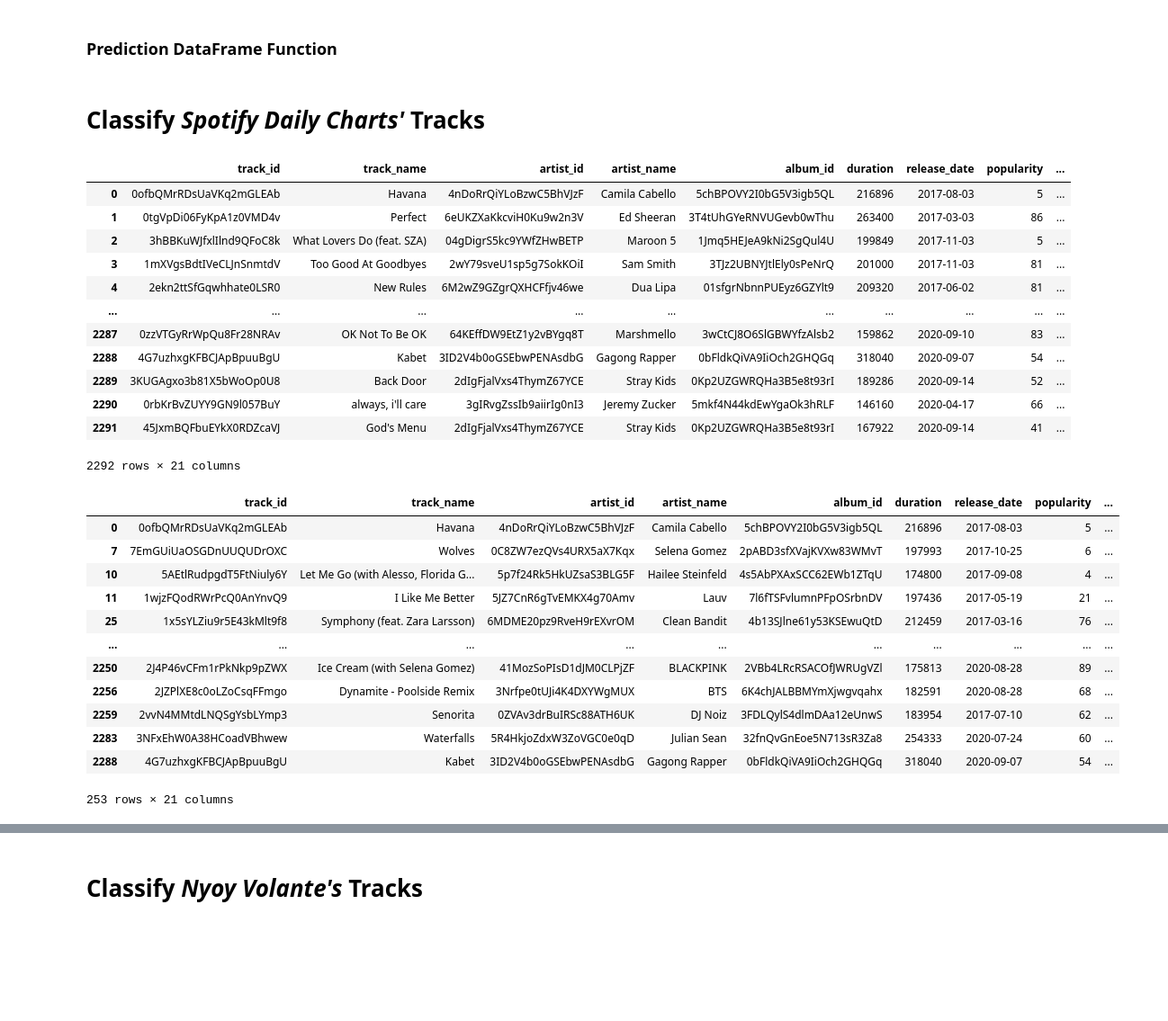
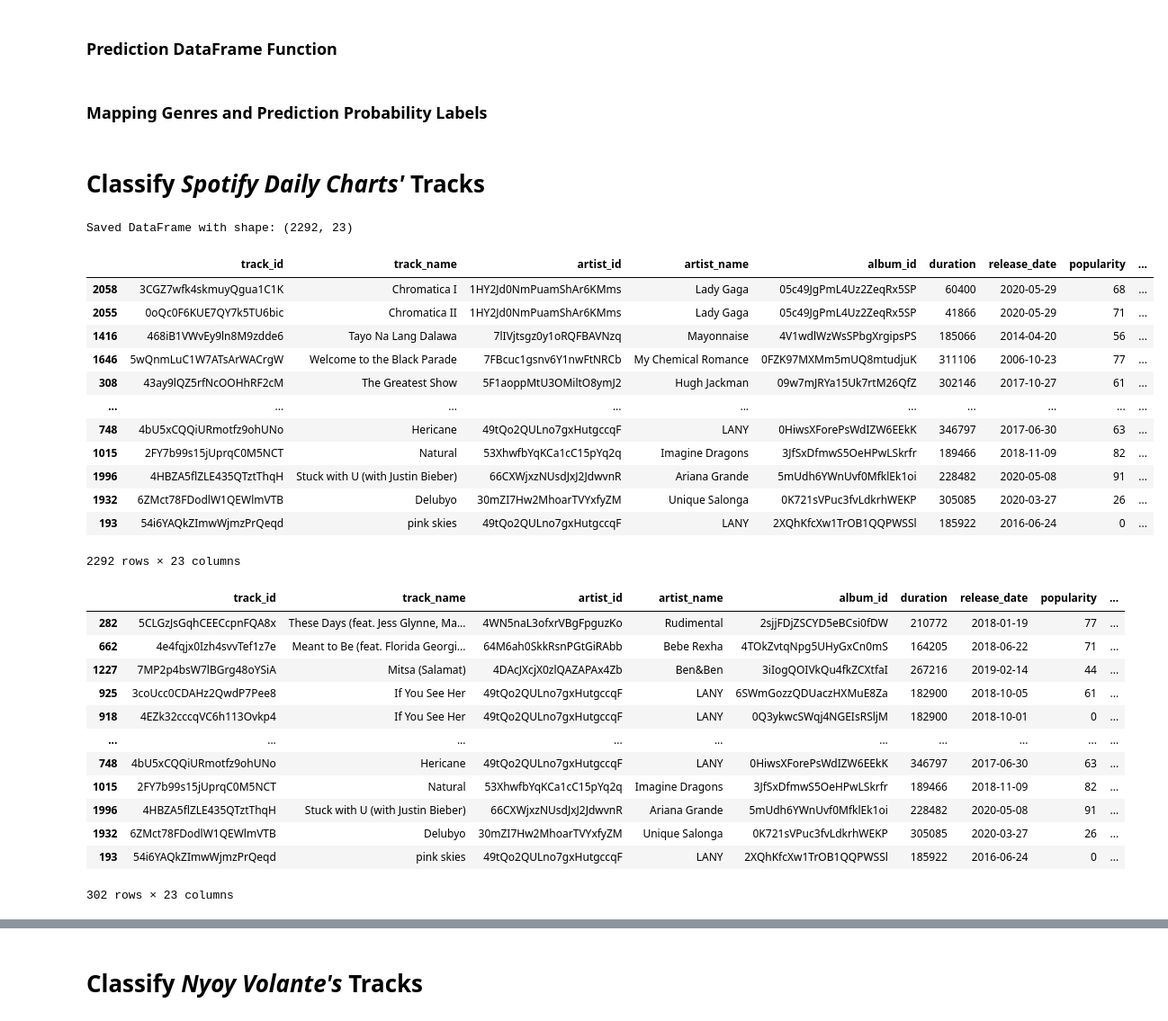
Before and after one commit to biogear13/EskwelabsCohort6Sprint2, a Jupyter notebook: team_emer/TeamEmer_RODS.ipynb, the cells around one changed output, grey strips where cells are left out. Shown: that part at 90% size. Drawn from its saved outputs; the diff is of its cells as text; code cells hidden in the pictures; blank space fills up the shorter version.

```diff
--- a/team_emer/TeamEmer_RODS.ipynb
+++ b/team_emer/TeamEmer_RODS.ipynb
@@ -27,7 +29,7 @@ warnings.filterwarnings('ignore')
 
 
 ###############    RODS    #######################
-genre_names = ['Classical', 'Reggae', 'Acoustic', 'Hiphop', 'Rock']
+genre_names = ['Classical', 'Reggae', 'Acoustic', 'R&B', 'Rock']
 feature_cols = ['danceability', 'energy', 'key', 'loudness', 'mode', 'speechiness', 'acousticness', 'instrumentalness', 'valence', 'tempo'] #'liveness'
 
 
@@ -158,3 +170,7 @@ def classify(classifier, name, X_train, y_train, y_test, y_pred, cv=10):
+# %%
+def save_df_to_csv(df, filename):
+    df.to_csv(f'data/{filename}.csv', index=False)
+    print(f'Saved DataFrame with shape: {df.shape}')
 # %% [markdown]
 #
 # kNN Classifier
@@ -512,44 +550,58 @@ def create_prediction_df(df, model):
     df['predicted_genre_prob'] =\
     df.apply(lambda x:  np.max(model.predict_proba(scaler.transform(x[feature_cols].values.reshape(1,-1)))), axis=1)
     return df
+# %% [markdown]
+### Mapping Genres and Prediction Probability Labels
+# %%
+def map_genres_proba(df):
+    # add 'predicted_genre' and 'classification_probability' columns
+    genre_lookup = dict(zip(np.arange(1, len(genre_names) + 1), genre_names))
+    df = df.sort_values(by=['predicted_genre_prob', 'popularity', 'release_date'], ascending=False)
+    df['predicted_genre'] =  df['predicted_genre_id'].map(lambda x: genre_lookup[x])
+    df['classification_probability'] =  df['predicted_genre_prob'].apply(lambda x: f'{x * 100.00}%')
+    return df
 # %% [markdown]
 #
 # Classify *Spotify Daily Charts'* Tracks
 # %%
 chart_tracks_df = pd.read_csv("data/spotify_daily_charts_tracks.csv")
 chart_tracks_df = create_prediction_df(chart_tracks_df, best_model)
+# mapping genres and proba before saving
+chart_tracks_df = map_genres_proba(chart_tracks_df)
+save_df_to_csv(chart_tracks_df, 'DailyCharts_predicted_genres')
 chart_tracks_df
 # %% [output]
+Saved DataFrame with shape: (2292, 23)
 |  | track_id | track_name | artist_id | artist_name | album_id | duration | release_date | popularity | ... |
-| 0 | 0ofbQMrRDsUaVKq2mGLEAb | Havana | 4nDoRrQiYLoBzwC5BhVJzF | Camila Cabello | 5chBPOVY2I0bG5V3igb5QL | 216896 | 2017-08-03 | 5 | ... |
-| 1 | 0tgVpDi06FyKpA1z0VMD4v | Perfect | 6eUKZXaKkcviH0Ku9w2n3V | Ed Sheeran | 3T4tUhGYeRNVUGevb0wThu | 263400 | 2017-03-03 | 86 | ... |
-| 2 | 3hBBKuWJfxlIlnd9QFoC8k | What Lovers Do (feat. SZA) | 04gDigrS5kc9YWfZHwBETP | Maroon 5 | 1Jmq5HEJeA9kNi2SgQul4U | 199849 | 2017-11-03 | 5 | ... |
-| 3 | 1mXVgsBdtIVeCLJnSnmtdV | Too Good At Goodbyes | 2wY79sveU1sp5g7SokKOiI | Sam Smith | 3TJz2UBNYJtlEly0sPeNrQ | 201000 | 2017-11-03 | 81 | ... |
-| 4 | 2ekn2ttSfGqwhhate0LSR0 | New Rules | 6M2wZ9GZgrQXHCFfjv46we | Dua Lipa | 01sfgrNbnnPUEyz6GZYlt9 | 209320 | 2017-06-02 | 81 | ... |
+| 2058 | 3CGZ7wfk4skmuyQgua1C1K | Chromatica I | 1HY2Jd0NmPuamShAr6KMms | Lady Gaga | 05c49JgPmL4Uz2ZeqRx5SP | 60400 | 2020-05-29 | 68 | ... |
+| 2055 | 0oQc0F6KUE7QY7k5TU6bic | Chromatica II | 1HY2Jd0NmPuamShAr6KMms | Lady Gaga | 05c49JgPmL4Uz2ZeqRx5SP | 41866 | 2020-05-29 | 71 | ... |
+| 1416 | 468iB1VWvEy9ln8M9zdde6 | Tayo Na Lang Dalawa | 7lIVjtsgz0y1oRQFBAVNzq | Mayonnaise | 4V1wdlWzWsSPbgXrgipsPS | 185066 | 2014-04-20 | 56 | ... |
+| 1646 | 5wQnmLuC1W7ATsArWACrgW | Welcome to the Black Parade | 7FBcuc1gsnv6Y1nwFtNRCb | My Chemical Romance | 0FZK97MXMm5mUQ8mtudjuK | 311106 | 2006-10-23 | 77 | ... |
+| 308 | 43ay9lQZ5rfNcOOHhRF2cM | The Greatest Show | 5F1aoppMtU3OMiltO8ymJ2 | Hugh Jackman | 09w7mJRYa15Uk7rtM26QfZ | 302146 | 2017-10-27 | 61 | ... |
 | ... | ... | ... | ... | ... | ... | ... | ... | ... | ... |
-| 2287 | 0zzVTGyRrWpQu8Fr28NRAv | OK Not To Be OK | 64KEffDW9EtZ1y2vBYgq8T | Marshmello | 3wCtCJ8O6SlGBWYfzAlsb2 | 159862 | 2020-09-10 | 83 | ... |
-| 2288 | 4G7uzhxgKFBCJApBpuuBgU | Kabet | 3ID2V4b0oGSEbwPENAsdbG | Gagong Rapper | 0bFldkQiVA9IiOch2GHQGq | 318040 | 2020-09-07 | 54 | ... |
-| 2289 | 3KUGAgxo3b81X5bWoOp0U8 | Back Door | 2dIgFjalVxs4ThymZ67YCE | Stray Kids | 0Kp2UZGWRQHa3B5e8t93rI | 189286 | 2020-09-14 | 52 | ... |
-| 2290 | 0rbKrBvZUYY9GN9l057BuY | always, i'll care | 3gIRvgZssIb9aiirIg0nI3 | Jeremy Zucker | 5mkf4N44kdEwYgaOk3hRLF | 146160 | 2020-04-17 | 66 | ... |
-| 2291 | 45JxmBQFbuEYkX0RDZcaVJ | God's Menu | 2dIgFjalVxs4ThymZ67YCE | Stray Kids | 0Kp2UZGWRQHa3B5e8t93rI | 167922 | 2020-09-14 | 41 | ... |
+| 748 | 4bU5xCQQiURmotfz9ohUNo | Hericane | 49tQo2QULno7gxHutgccqF | LANY | 0HiwsXForePsWdIZW6EEkK | 346797 | 2017-06-30 | 63 | ... |
+| 1015 | 2FY7b99s15jUprqC0M5NCT | Natural | 53XhwfbYqKCa1cC15pYq2q | Imagine Dragons | 3JfSxDfmwS5OeHPwLSkrfr | 189466 | 2018-11-09 | 82 | ... |
+| 1996 | 4HBZA5flZLE435QTztThqH | Stuck with U (with Justin Bieber) | 66CXWjxzNUsdJxJ2JdwvnR | Ariana Grande | 5mUdh6YWnUvf0MfklEk1oi | 228482 | 2020-05-08 | 91 | ... |
+| 1932 | 6ZMct78FDodlW1QEWlmVTB | Delubyo | 30mZI7Hw2MhoarTVYxfyZM | Unique Salonga | 0K721sVPuc3fvLdkrhWEKP | 305085 | 2020-03-27 | 26 | ... |
+| 193 | 54i6YAQkZImwWjmzPrQeqd | pink skies | 49tQo2QULno7gxHutgccqF | LANY | 2XQhKfcXw1TrOB1QQPWSSl | 185922 | 2016-06-24 | 0 | ... |
-2292 rows × 21 columns
+2292 rows × 23 columns
 # %%
 # Check Spotify Daily Charts' Tracks classified but with low (< 50%) probability
 chart_tracks_df[chart_tracks_df['predicted_genre_prob'] < .5]
 # %% [output]
 |  | track_id | track_name | artist_id | artist_name | album_id | duration | release_date | popularity | ... |
-| 0 | 0ofbQMrRDsUaVKq2mGLEAb | Havana | 4nDoRrQiYLoBzwC5BhVJzF | Camila Cabello | 5chBPOVY2I0bG5V3igb5QL | 216896 | 2017-08-03 | 5 | ... |
-| 7 | 7EmGUiUaOSGDnUUQUDrOXC | Wolves | 0C8ZW7ezQVs4URX5aX7Kqx | Selena Gomez | 2pABD3sfXVajKVXw83WMvT | 197993 | 2017-10-25 | 6 | ... |
-| 10 | 5AEtlRudpgdT5FtNiuly6Y | Let Me Go (with Alesso, Florida G... | 5p7f24Rk5HkUZsaS3BLG5F | Hailee Steinfeld | 4s5AbPXAxSCC62EWb1ZTqU | 174800 | 2017-09-08 | 4 | ... |
-| 11 | 1wjzFQodRWrPcQ0AnYnvQ9 | I Like Me Better | 5JZ7CnR6gTvEMKX4g70Amv | Lauv | 7l6fTSFvlumnPFpOSrbnDV | 197436 | 2017-05-19 | 21 | ... |
-| 25 | 1x5sYLZiu9r5E43kMlt9f8 | Symphony (feat. Zara Larsson) | 6MDME20pz9RveH9rEXvrOM | Clean Bandit | 4b13SJlne61y53KSEwuQtD | 212459 | 2017-03-16 | 76 | ... |
+| 282 | 5CLGzJsGqhCEECcpnFQA8x | These Days (feat. Jess Glynne, Ma... | 4WN5naL3ofxrVBgFpguzKo | Rudimental | 2sjjFDjZSCYD5eBCsi0fDW | 210772 | 2018-01-19 | 77 | ... |
+| 662 | 4e4fqjx0Izh4svvTef1z7e | Meant to Be (feat. Florida Georgi... | 64M6ah0SkkRsnPGtGiRAbb | Bebe Rexha | 4TOkZvtqNpg5UHyGxCn0mS | 164205 | 2018-06-22 | 71 | ... |
+| 1227 | 7MP2p4bsW7lBGrg48oYSiA | Mitsa (Salamat) | 4DAcJXcjX0zlQAZAPAx4Zb | Ben&Ben | 3iIogQOIVkQu4fkZCXtfaI | 267216 | 2019-02-14 | 44 | ... |
+| 925 | 3coUcc0CDAHz2QwdP7Pee8 | If You See Her | 49tQo2QULno7gxHutgccqF | LANY | 6SWmGozzQDUaczHXMuE8Za | 182900 | 2018-10-05 | 61 | ... |
+| 918 | 4EZk32cccqVC6h113Ovkp4 | If You See Her | 49tQo2QULno7gxHutgccqF | LANY | 0Q3ykwcSWqj4NGEIsRSljM | 182900 | 2018-10-01 | 0 | ... |
 | ... | ... | ... | ... | ... | ... | ... | ... | ... | ... |
-| 2250 | 2J4P46vCFm1rPkNkp9pZWX | Ice Cream (with Selena Gomez) | 41MozSoPIsD1dJM0CLPjZF | BLACKPINK | 2VBb4LRcRSACOfJWRUgVZl | 175813 | 2020-08-28 | 89 | ... |
-| 2256 | 2JZPlXE8c0oLZoCsqFFmgo | Dynamite - Poolside Remix | 3Nrfpe0tUJi4K4DXYWgMUX | BTS | 6K4chJALBBMYmXjwgvqahx | 182591 | 2020-08-28 | 68 | ... |
-| 2259 | 2vvN4MMtdLNQSgYsbLYmp3 | Senorita | 0ZVAv3drBuIRSc88ATH6UK | DJ Noiz | 3FDLQylS4dlmDAa12eUnwS | 183954 | 2017-07-10 | 62 | ... |
-| 2283 | 3NFxEhW0A38HCoadVBhwew | Waterfalls | 5R4HkjoZdxW3ZoVGC0e0qD | Julian Sean | 32fnQvGnEoe5N713sR3Za8 | 254333 | 2020-07-24 | 60 | ... |
-| 2288 | 4G7uzhxgKFBCJApBpuuBgU | Kabet | 3ID2V4b0oGSEbwPENAsdbG | Gagong Rapper | 0bFldkQiVA9IiOch2GHQGq | 318040 | 2020-09-07 | 54 | ... |
+| 748 | 4bU5xCQQiURmotfz9ohUNo | Hericane | 49tQo2QULno7gxHutgccqF | LANY | 0HiwsXForePsWdIZW6EEkK | 346797 | 2017-06-30 | 63 | ... |
+| 1015 | 2FY7b99s15jUprqC0M5NCT | Natural | 53XhwfbYqKCa1cC15pYq2q | Imagine Dragons | 3JfSxDfmwS5OeHPwLSkrfr | 189466 | 2018-11-09 | 82 | ... |
+| 1996 | 4HBZA5flZLE435QTztThqH | Stuck with U (with Justin Bieber) | 66CXWjxzNUsdJxJ2JdwvnR | Ariana Grande | 5mUdh6YWnUvf0MfklEk1oi | 228482 | 2020-05-08 | 91 | ... |
+| 1932 | 6ZMct78FDodlW1QEWlmVTB | Delubyo | 30mZI7Hw2MhoarTVYxfyZM | Unique Salonga | 0K721sVPuc3fvLdkrhWEKP | 305085 | 2020-03-27 | 26 | ... |
+| 193 | 54i6YAQkZImwWjmzPrQeqd | pink skies | 49tQo2QULno7gxHutgccqF | LANY | 2XQhKfcXw1TrOB1QQPWSSl | 185922 | 2016-06-24 | 0 | ... |
-253 rows × 21 columns
+302 rows × 23 columns
 # %%
 # View Spotify Daily Charts Tracks' histogram of probabilities
 plt.figure(figsize=(12, 8))
```
Also changed, not shown: parts of 28 cells of this notebook.
